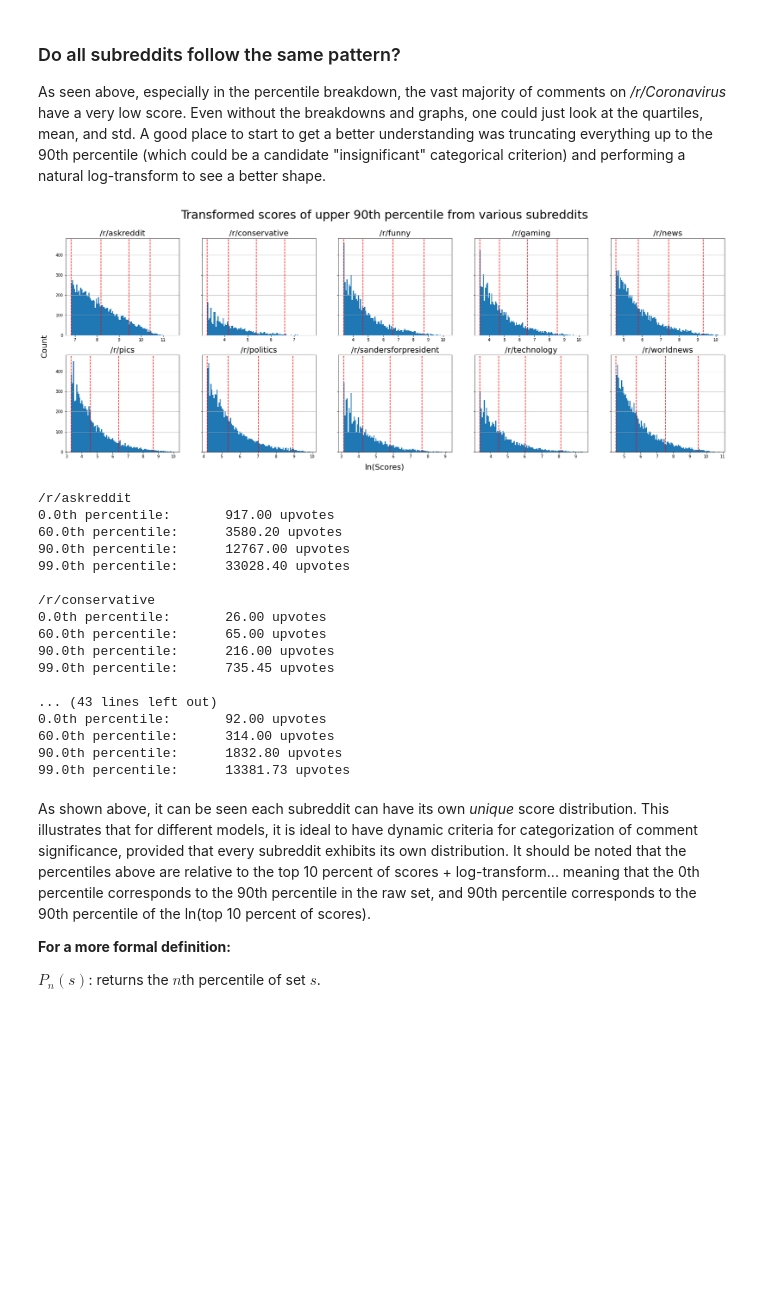
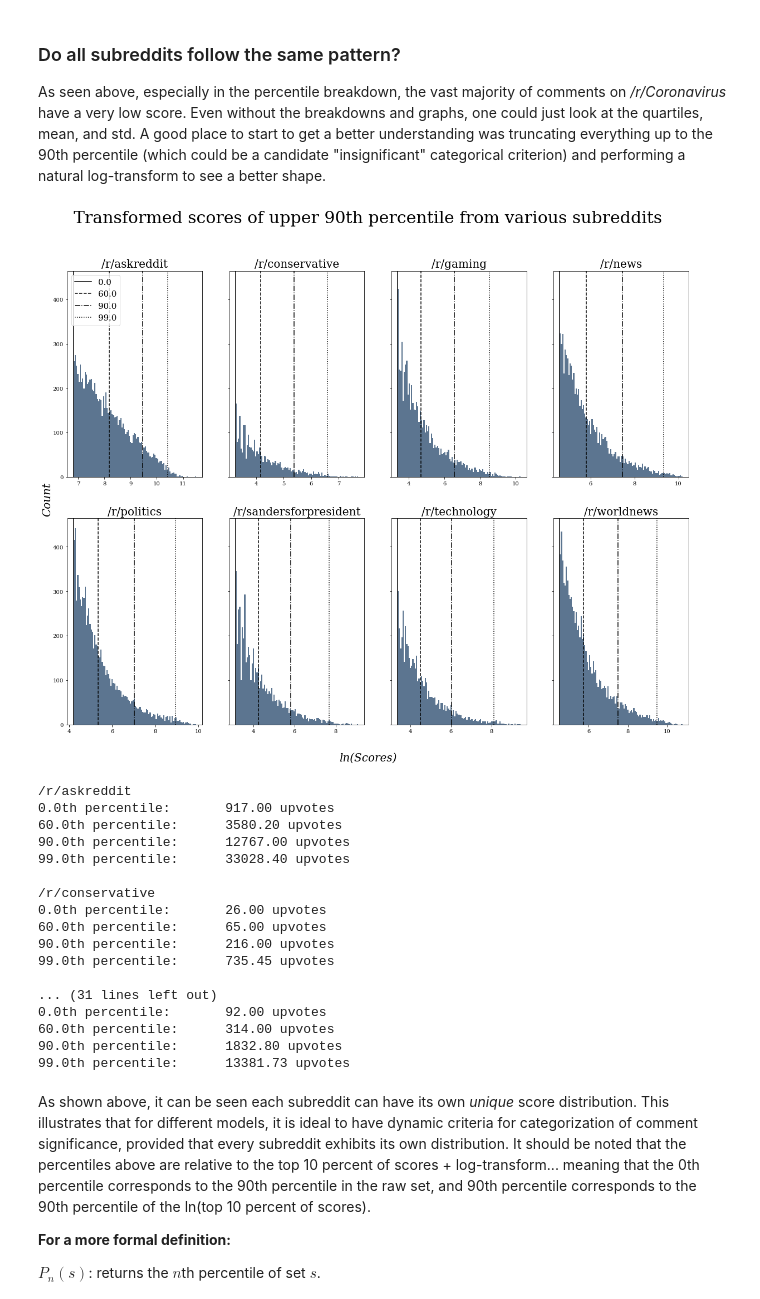
Before and after one commit to sidNan21/Reddit-Popularity-Prediction, a Jupyter notebook: notebooks/playground.ipynb, the cells around one changed output. Cells and saved outputs as stored; diff of their text form; code cells hidden in the pictures; blank space fills up the shorter version.

```diff
--- a/notebooks/playground.ipynb
+++ b/notebooks/playground.ipynb
@@ -76,10 +107,10 @@ As seen above, especially in the percentile breakdown, the vast majority of comm
 subreddits = [
     'askreddit',
     'conservative',
-    'funny',
+#     'funny',
     'gaming',
     'news',
-    'pics',
+#     'pics',
     'politics',
     'sandersforpresident',
     'technology',
@@ -88,7 +119,7 @@ subreddits = [
 
 # percentile cutoff
 P = 90
-data = list()
+subs_data = list()
 
 # get data for all
 for sub in subreddits:
@@ -108,48 +139,62 @@ for sub in subreddits:
             d['score']
         )
     )
-    data.append(d_stripped)
+    subs_data.append(d_stripped)
 # %%
 # note that the 90th percentile is already omitted, as we truncated the data beforehand
 categories = {
     'INSIGNIFICANT':  0.0,
     'SIGNIFICANT'  : 60.0,
     'POPULAR'      : 90.0,
     'VERY POPULAR' : 99.0
 }
+categories_line_format = ('-', '--', '-.', ':')
 
-# plots (work with 10 subreddits)
-fig, axs = plt.subplots(2, len(subreddits)//2, figsize=(30, 10), sharey=True)
-i, bins = 0, 100
+# plot properties
+fig, axs = plt.subplots(2, len(subreddits)//2, figsize=(20, 15), sharey=True)
+i, bins, alpha = 0, 100, 0.85
+plt.rc('xtick', labelsize='large')
+plt.rc('ytick', labelsize='large')
+# plot everything
 for r in range(axs.shape[0]):
     for c in range(axs.shape[1]):
         # natural log-transform
-        d = np.log(data[i])
-        axs[r,c].hist(d, bins)
+        d = np.log(subs_data[i])
+        axs[r,c].hist(d, bins=bins, color=fav_color, alpha=alpha)
         # set boundary lines
-        for p in categories.values():
-            axs[r,c].axvline(np.percentile(d, p), ls='--', color='r')
-        axs[r,c].grid(axis='y')
+        for (lab, p), ls in zip(categories.items(), categories_line_format):
+            axs[r,c].axvline(
+                np.percentile(d, p),
+                ls=ls, color='k',
+                label=str(p)
+            )
         axs[r,c].set_title('/r/{0}'.format(subreddits[i]), fontsize=20)
         i += 1
+# show legend in the very top left of everything
+axs[0,0].legend(loc=2, prop={'size':15})
 
+# titles
 fig.suptitle('Transformed scores of upper {0}th percentile from various subreddits'
              .format(P), fontsize=30)
-fig.text(0.5, 0.07, 'ln(Scores)', ha='center', va='center', fontsize=20)
-fig.text(0.1, 0.5, 'Count', ha='center', va='center', rotation='vertical', fontsize=20)
+fig.text(0.5, 0.07, 'ln(Scores)',
+         ha='center', va='center',
+         fontsize=20, style='italic')
+fig.text(0.1, 0.5, 'Count',
+         ha='center', va='center',
+         rotation='vertical', fontsize=20, style='italic')
 plt.show()
 
 # show raw score boundaries (undo transformation)
-for i in range(len(data)):
+for i in range(len(subs_data)):
     print('/r/{0}'.format(subreddits[i]))
     for c in categories.values():
         print('{0}th percentile:\t{1:.2f} upvotes'.format(
             # get score of transformed percentile, undo transform
-            c, np.exp(np.percentile(np.log(data[i]), c))
+            c, np.exp(np.percentile(np.log(subs_data[i]), c))
         ))
     print()
 # %% [output]
-[figure, old version]
+[figure, new version]
 /r/askreddit
 0.0th percentile:       917.00 upvotes
 60.0th percentile:      3580.20 upvotes
@@ -162,7 +207,7 @@ for i in range(len(data)):
 90.0th percentile:      216.00 upvotes
 99.0th percentile:      735.45 upvotes
 
-... (43 lines left out)
+... (31 lines left out)
 0.0th percentile:       92.00 upvotes
 60.0th percentile:      314.00 upvotes
 90.0th percentile:      1832.80 upvotes
```
Also changed, not shown: parts of 12 cells of this notebook, 2 other files.
